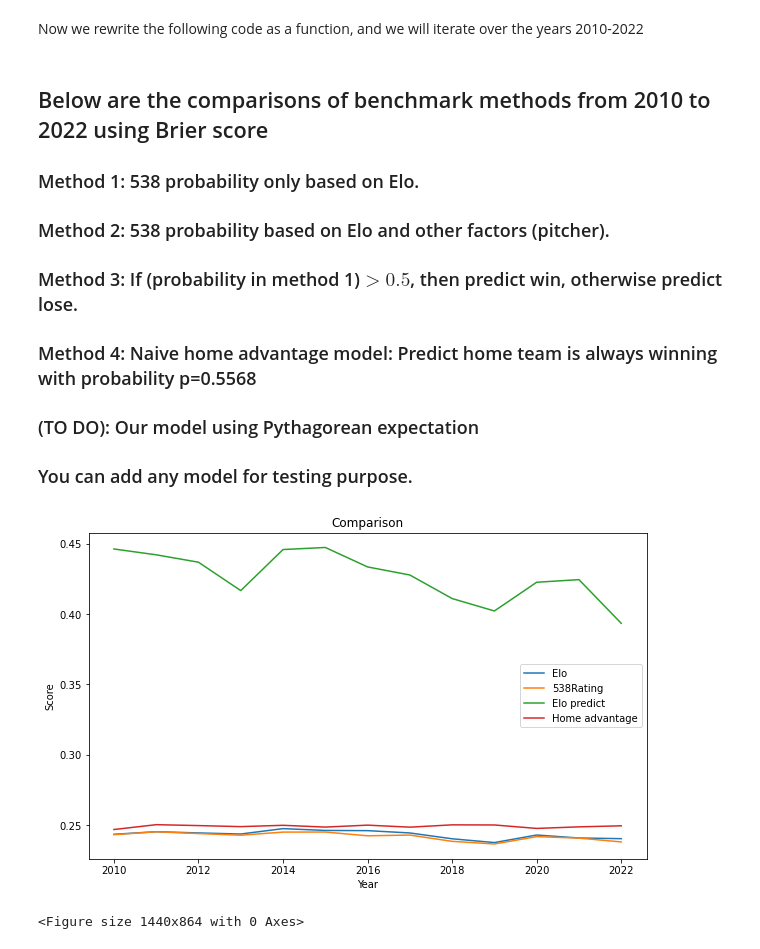
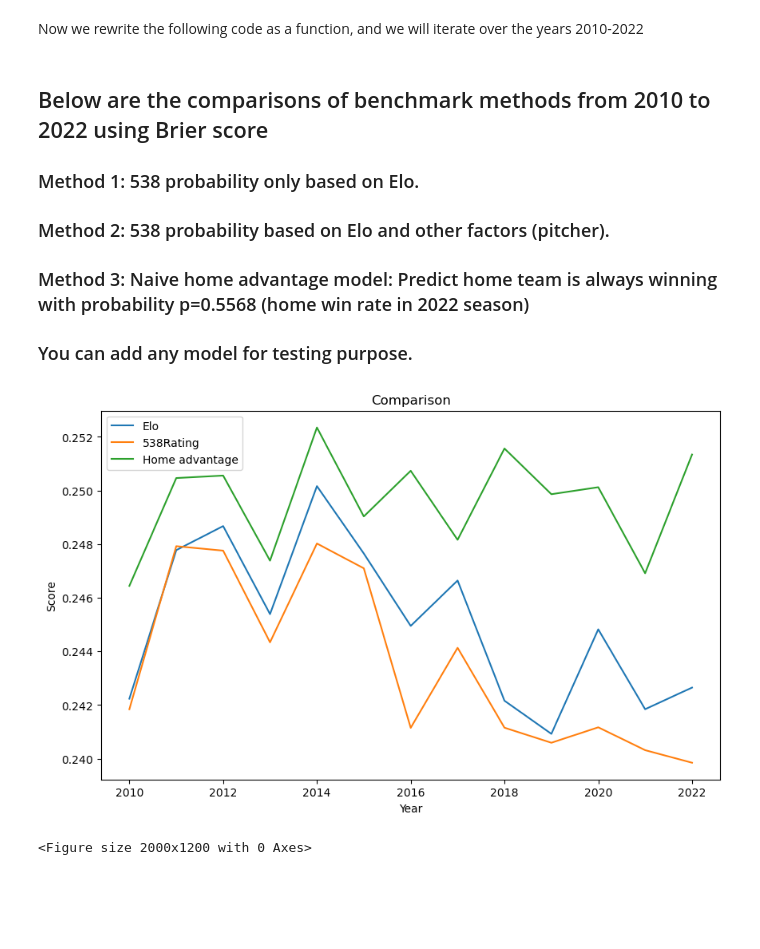
Before and after one commit to schulze61/erdos_baseball_project, a Jupyter notebook: Elo Rating Comparison with 538.ipynb, the cells around one changed output. Drawn from its saved outputs; the diff is of its cells as text; code cells hidden in the pictures; blank space fills up the shorter version.

Commit message:
Evaluate score on the second half of the season

```diff
--- a/Elo Rating Comparison with 538.ipynb
+++ b/Elo Rating Comparison with 538.ipynb
@@ -62,47 +62,48 @@ def get_averages (Elo_data):
 ## Below are the comparisons of benchmark methods from 2010 to 2022 using Brier score
 ### Method 1: 538 probability only based on Elo.
 ### Method 2: 538 probability based on Elo and other factors (pitcher).
-### Method 3: If (probability in method 1)$>0.5$, then predict win, otherwise predict lose.
-### Method 4: Naive home advantage model: Predict home team is always winning with probability p=0.5568
-### (TO DO): Our model using Pythagorean expectation
+### Method 3: Naive home advantage model: Predict home team is always winning with probability p=0.5568 (home win rate in 2022 season)
+
 ### You can add any model for testing purpose.
 # %%
 ## Initialize the score for benchmark methods
 years = np.arange(2010, 2023)
-num_methods = 4
+num_methods = 3
 scores = np.zeros((num_methods, len(years)))
+
+## Choose the second half of the season each year
+r = 0.5
 
 ## Calculate scores for benchmark methods each year
 for i in range(len(years)):
     year_data = Elo_data.loc[Elo_data.season == years[i]]
     actual_result = ((year_data["score1"]>year_data["score2"])*1).to_numpy()
+    start_i = int(len(actual_result) * r)
+    actual_result = actual_result[start_i:]
 
     # Method 1
-    scores[0, i] = cal_brier_score(year_data["elo_prob1"].to_numpy(), actual_result)
+    scores[0, i] = cal_brier_score(year_data["elo_prob1"].to_numpy()[start_i:], actual_result)
 
     # Method 2
-    scores[1, i] = cal_brier_score(year_data["rating_prob1"].to_numpy(), actual_result)
+    scores[1, i] = cal_brier_score(year_data["rating_prob1"].to_numpy()[start_i:], actual_result)
 
     # Method 3
-    scores[2, i] = cal_brier_score(((year_data["rating_prob1"]>.5)*1).to_numpy(), actual_result)
-
-    # Method 4
     p = 0.5568
-    scores[3, i] = cal_brier_score(p*np.ones(len(actual_result)), actual_result)
+    scores[2, i] = cal_brier_score(p*np.ones(len(actual_result)), actual_result)
 # %%
 # Labels of methods
-name_lines = ['Elo', '538Rating', 'Elo predict', 'Home advantage']
+name_lines = ['Elo', '538Rating', 'Home advantage']
 
 # Plot score data
 plt.title('Comparison')
 for i in range(num_methods):
     plt.plot(years, scores[i, :], label = name_lines[i])
 plt.legend()
 plt.xlabel('Year')
 plt.ylabel('Score')
 plt.figure(figsize=(20,12))
 plt.rcParams['figure.figsize'] = [10, 6]
 plt.show()
 # %% [output]
-[figure, old version]
+[figure, new version]
-<Figure size 1440x864 with 0 Axes>
+<Figure size 2000x1200 with 0 Axes>
```
